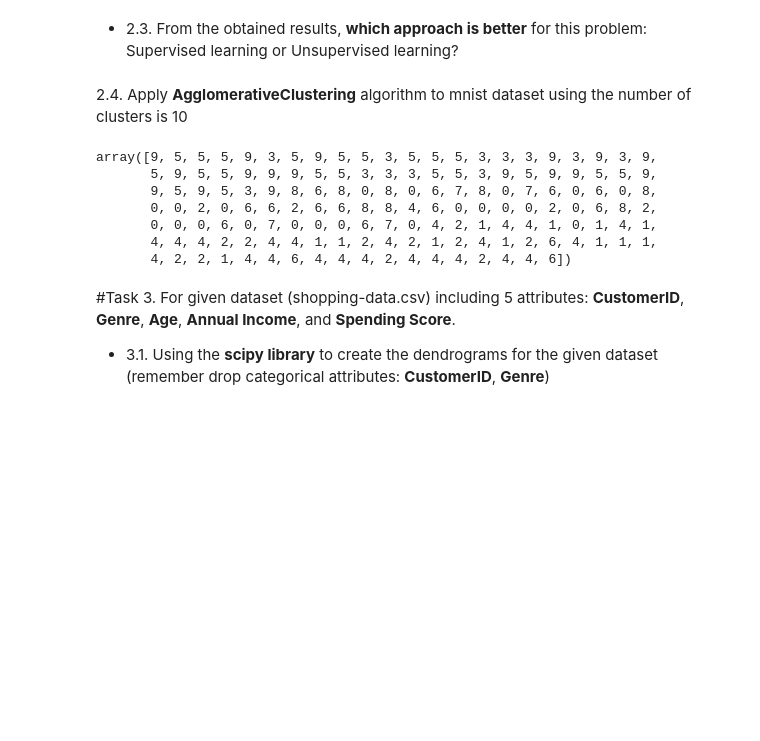
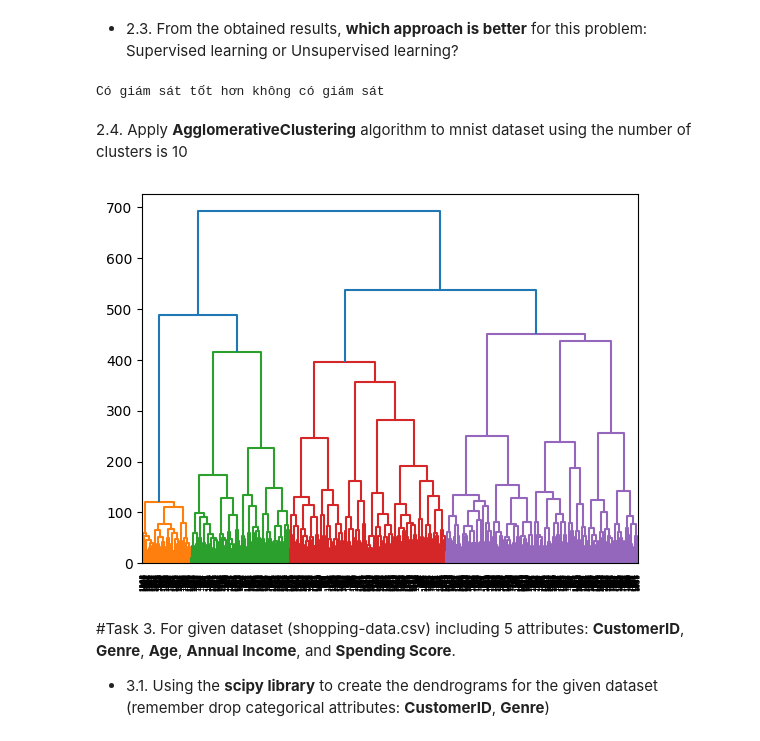
Before and after one commit to NguyenThiTrucMai/MayHoc, a Jupyter notebook: Lab_7_20130321_NguyenThiTrucMai.ipynb, the cells around one changed output. Cells and saved outputs as stored; diff of their text form; code cells hidden in the pictures; blank space fills up the shorter version.

```diff
--- a/Lab_7_20130321_NguyenThiTrucMai.ipynb
+++ b/Lab_7_20130321_NguyenThiTrucMai.ipynb
@@ -220,18 +218,20 @@ dframe
+# %%
+#code
+
+print("Có giám sát tốt hơn không có giám sát")
+# %% [output]
+Có giám sát tốt hơn không có giám sát
 # %% [markdown]
 2.4. Apply **AgglomerativeClustering** algorithm to mnist dataset using the number of clusters is 10
 # %%
-cluster = AgglomerativeClustering(n_clusters=10, affinity='euclidean', linkage='ward')
-cluster.fit_predict(dataset.data)
-# get clustering labels
-cluster.labels_
+# cluster = AgglomerativeClustering(n_clusters=10, affinity='euclidean', linkage='ward')
+# cluster.fit_predict(dataset.data)
+# # get clustering labels
+# cluster.labels_
+
+dend = shc.dendrogram(shc.linkage(mnist.data, method='ward'))
 # %% [output]
-array([9, 5, 5, 5, 9, 3, 5, 9, 5, 5, 3, 5, 5, 5, 3, 3, 3, 9, 3, 9, 3, 9,
-       5, 9, 5, 5, 9, 9, 9, 5, 5, 3, 3, 3, 5, 5, 3, 9, 5, 9, 9, 5, 5, 9,
-       9, 5, 9, 5, 3, 9, 8, 6, 8, 0, 8, 0, 6, 7, 8, 0, 7, 6, 0, 6, 0, 8,
-       0, 0, 2, 0, 6, 6, 2, 6, 6, 8, 8, 4, 6, 0, 0, 0, 0, 2, 0, 6, 8, 2,
-       0, 0, 0, 6, 0, 7, 0, 0, 0, 6, 7, 0, 4, 2, 1, 4, 4, 1, 0, 1, 4, 1,
-       4, 4, 4, 2, 2, 4, 4, 1, 1, 2, 4, 2, 1, 2, 4, 1, 2, 6, 4, 1, 1, 1,
-       4, 2, 2, 1, 4, 4, 6, 4, 4, 4, 2, 4, 4, 4, 2, 4, 4, 6])
+[figure, added]
 # %% [markdown]
 #Task 3.
 For given dataset (shopping-data.csv) including 5 attributes: **CustomerID**, **Genre**, **Age**, **Annual Income**, and **Spending Score**.
```
Also changed, not shown: parts of 4 cells of this notebook.
